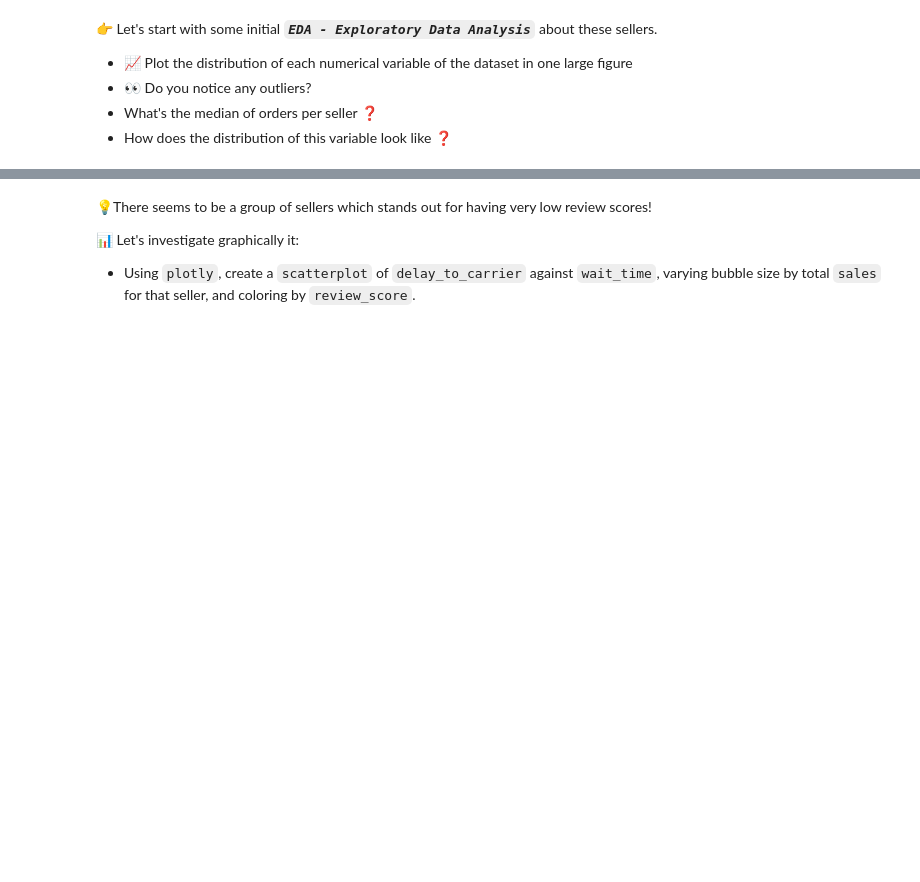
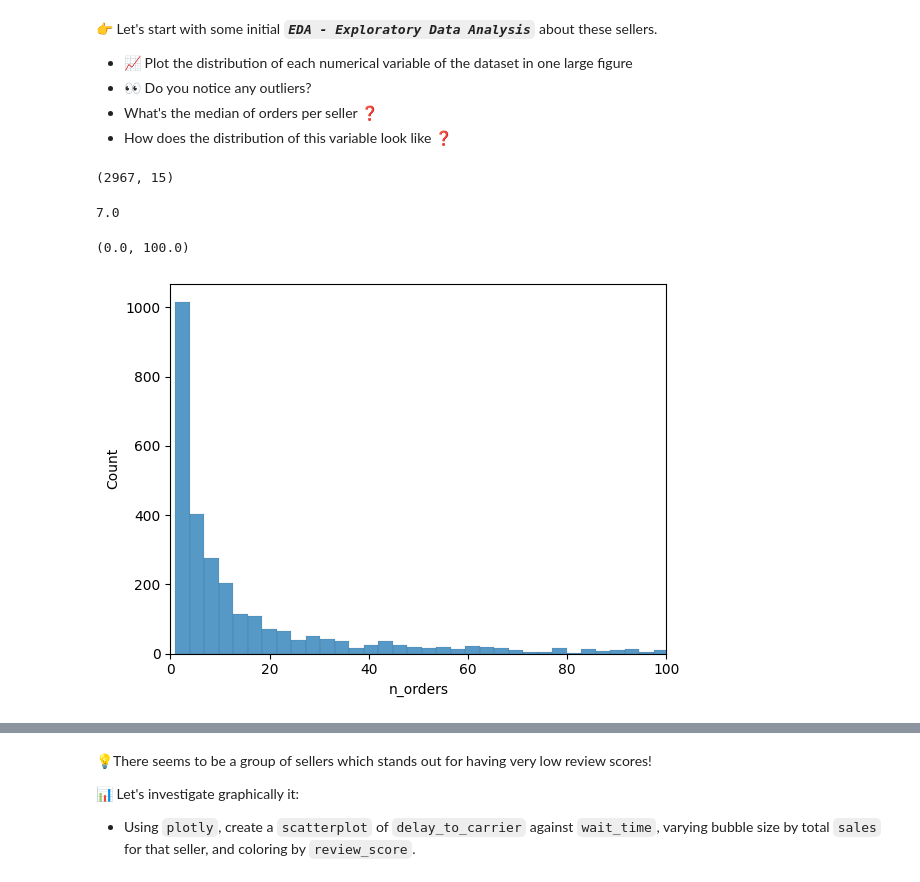
Before and after one commit to Dimasaur/data-sellers, a Jupyter notebook: sellers.ipynb, the cells around one changed output, grey strips where cells are left out. Drawn from its saved outputs; the diff is of its cells as text; code cells hidden in the pictures; blank space fills up the shorter version.

Commit message:
completed data sellers

```diff
--- a/sellers.ipynb
+++ b/sellers.ipynb
@@ -191,0 +185,16 @@ Did you use <code>Orders().get_training_data()</code>? That's a valid option, bu
+# %%
+sellers = Seller().get_training_data()
+# %%
+sellers.shape
+# %% [output]
+(2967, 15)
+# %%
+sellers['n_orders'].median()
+# %% [output]
+7.0
+# %%
+sns.histplot(sellers['n_orders'])
+plt.xlim(0,100)
+# %% [output]
+(0.0, 100.0)
+[figure, added]
```
Also changed, not shown: parts of 29 cells of this notebook.
